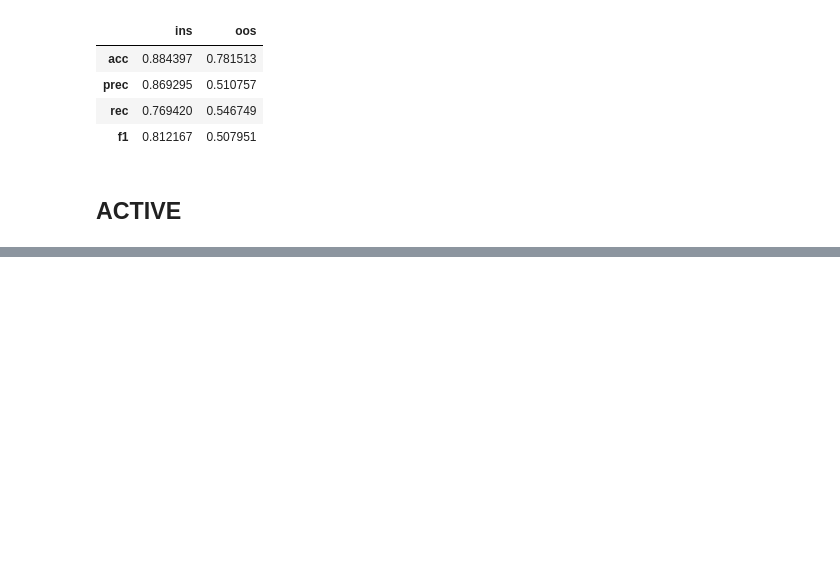
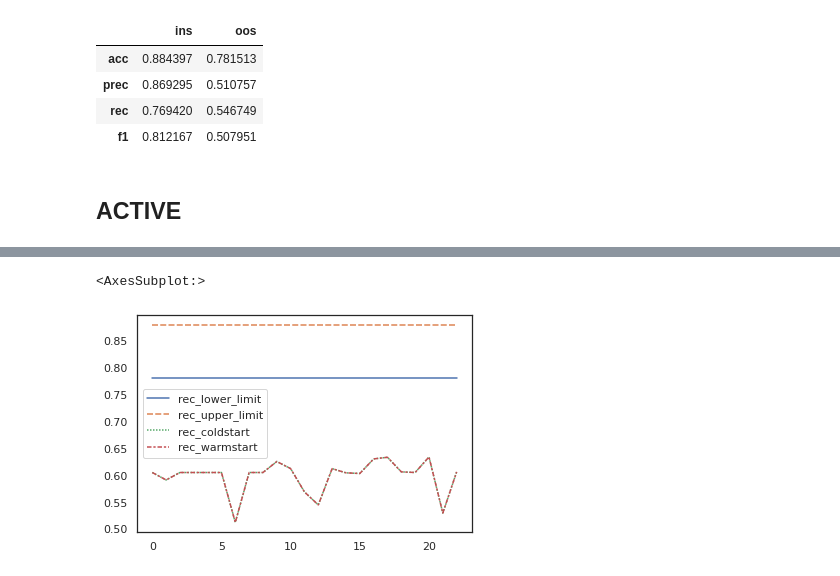
Before and after one commit to slds-lmu/wildlife-experiments, a Jupyter notebook: results.ipynb, the cells around one changed output, grey strips where cells are left out. Saved outputs shown, nothing was run; the diff lists cells and outputs as text; code cells hidden in the pictures; blank space fills up the shorter version.

```diff
--- a/results.ipynb
+++ b/results.ipynb
@@ -396,0 +533,5 @@ eval_al_warmstart = load_pickle(
+# %%
+sns.lineplot(data=al_perf_rec)
+# %% [output]
+<AxesSubplot:>
+[figure, added]
```
Also changed, not shown: parts of 13 cells of this notebook, 1 other file.
